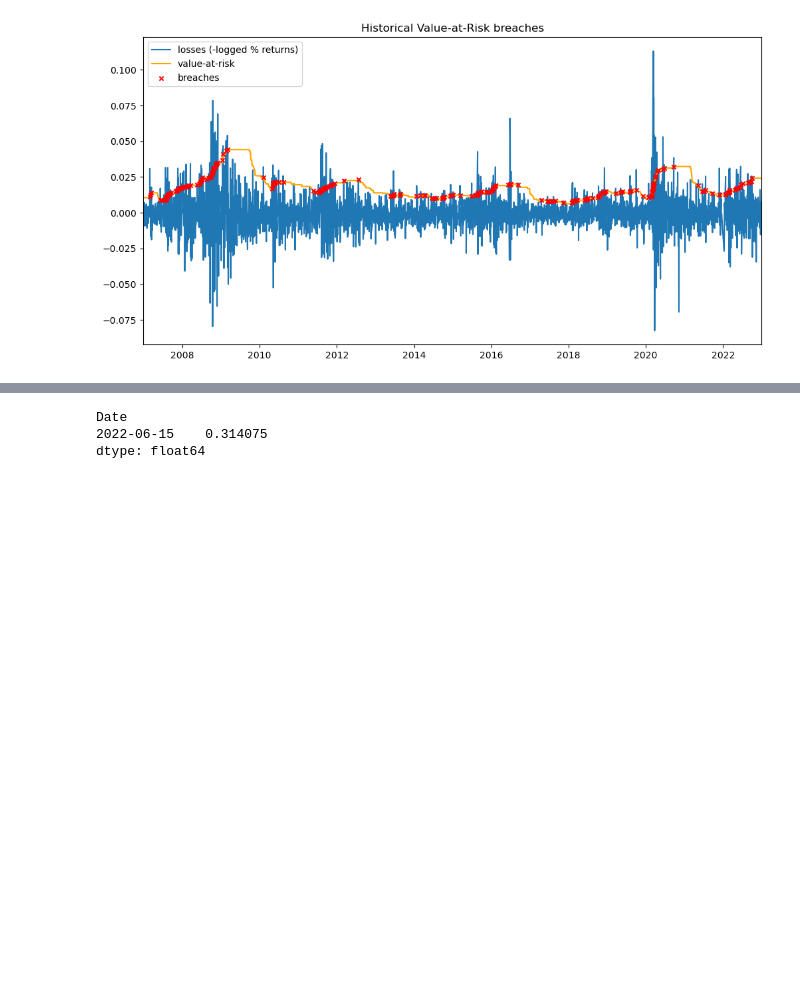
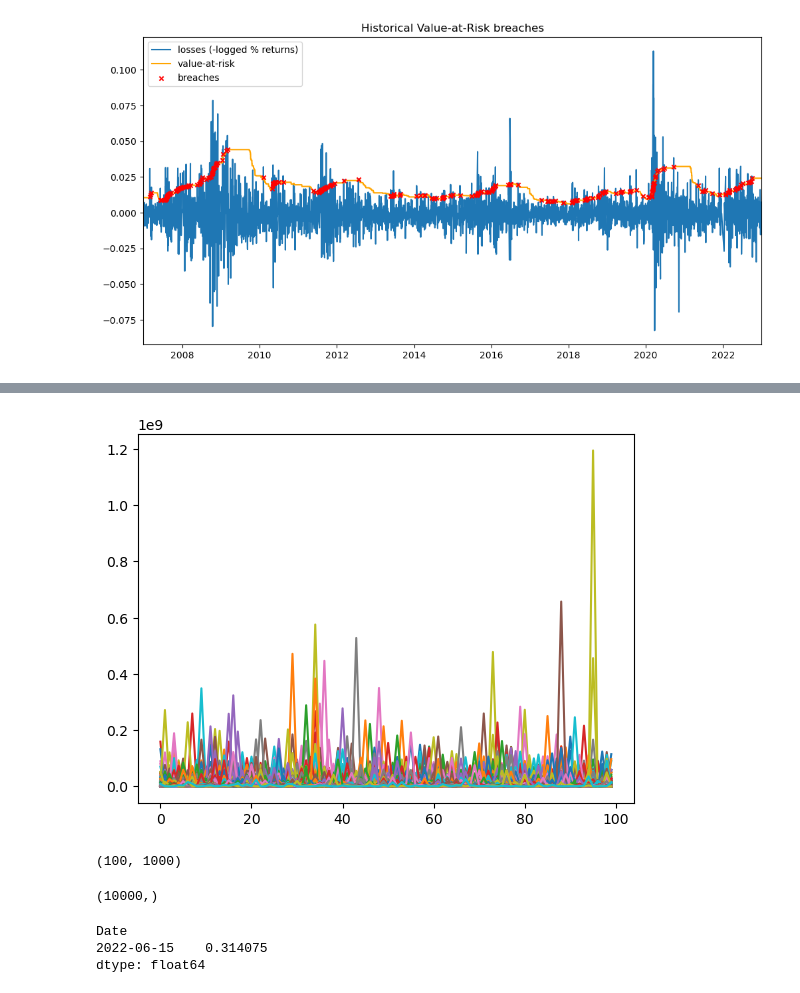
Before and after one commit to Johanlai/risk_management, a Jupyter notebook: VaR.ipynb, the cells around one changed output, grey strips where cells are left out. Cells and saved outputs as stored; diff of their text form; code cells hidden in the pictures; blank space fills up the shorter version.

```diff
--- a/VaR.ipynb
+++ b/VaR.ipynb
@@ -74,3 +318,16 @@ plt.show()
+# %%
+plt.plot(portfolio_loss)
+plt.show()
+# %% [output]
+[figure, added]
+# %%
+simulated_returns.shape
+# %% [output]
+(100, 1000)
+# %%
+portfolio_loss.shape
+# %% [output]
+(10000,)
 # %%
 port_returns[port_returns>0.2]
 # %% [output]
```
Also changed, not shown: parts of 12 cells of this notebook.
